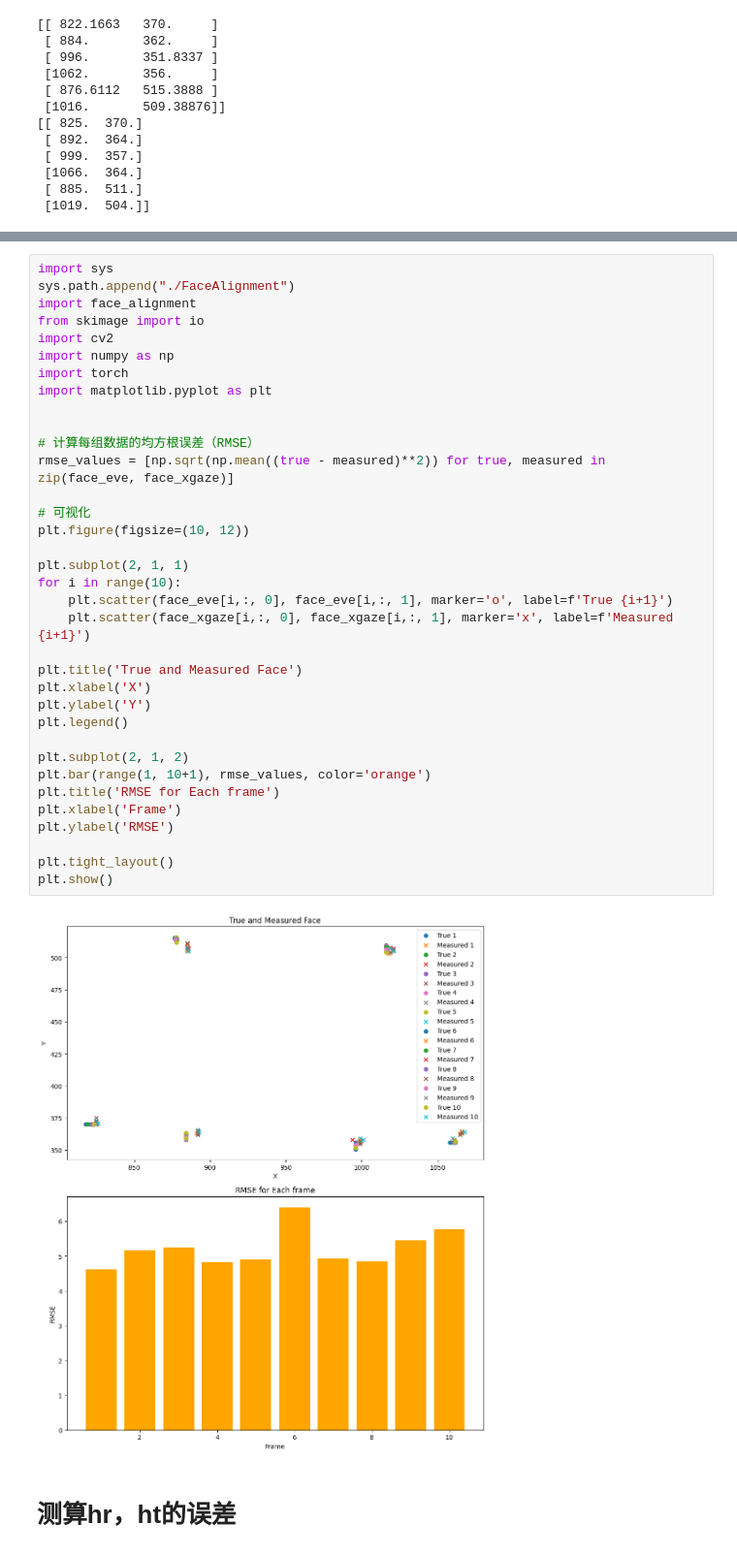
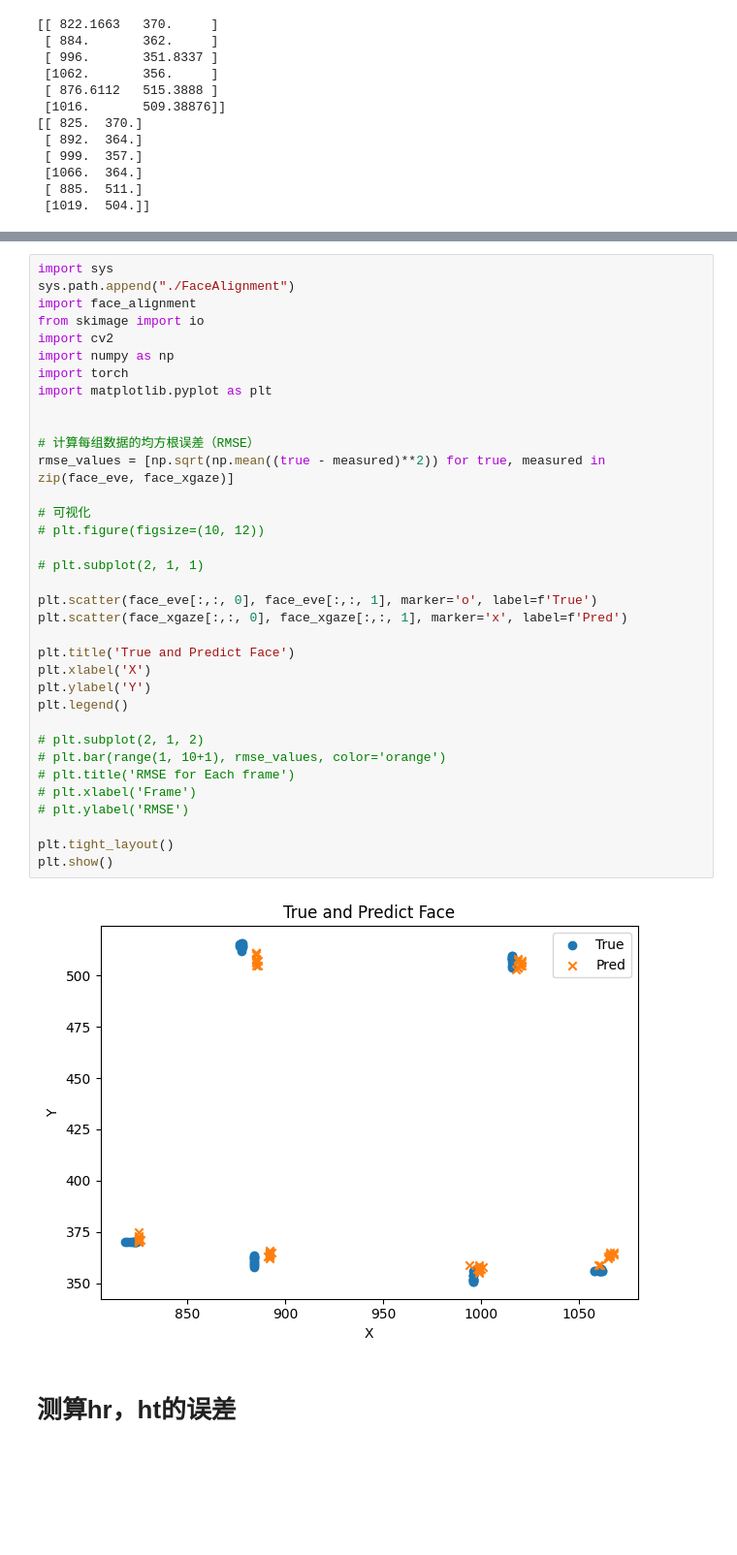
Before and after one commit to OYTubo/GazeNormalization, a Jupyter notebook: eve_test.ipynb, the cells around one changed output, grey strips where cells are left out. Shown at 97% size. Drawn from its saved outputs; the diff is of its cells as text; blank space fills up the shorter version.

```diff
--- a/eve_test.ipynb
+++ b/eve_test.ipynb
@@ -136,39 +148,39 @@ print(face_xgaze[1])
 # %%
 import sys
 sys.path.append("./FaceAlignment")
 import face_alignment
 from skimage import io
 import cv2
 import numpy as np
 import torch
 import matplotlib.pyplot as plt
 
 
 # 计算每组数据的均方根误差（RMSE）
 rmse_values = [np.sqrt(np.mean((true - measured)**2)) for true, measured in zip(face_eve, face_xgaze)]
 
 # 可视化
-plt.figure(figsize=(10, 12))
+# plt.figure(figsize=(10, 12))
 
-plt.subplot(2, 1, 1)
-for i in range(10):
-    plt.scatter(face_eve[i,:, 0], face_eve[i,:, 1], marker='o', label=f'True {i+1}')
-    plt.scatter(face_xgaze[i,:, 0], face_xgaze[i,:, 1], marker='x', label=f'Measured {i+1}')
+# plt.subplot(2, 1, 1)
 
-plt.title('True and Measured Face')
+plt.scatter(face_eve[:,:, 0], face_eve[:,:, 1], marker='o', label=f'True')
+plt.scatter(face_xgaze[:,:, 0], face_xgaze[:,:, 1], marker='x', label=f'Pred')
+
+plt.title('True and Predict Face')
 plt.xlabel('X')
 plt.ylabel('Y')
 plt.legend()
 
-plt.subplot(2, 1, 2)
-plt.bar(range(1, 10+1), rmse_values, color='orange')
-plt.title('RMSE for Each frame')
-plt.xlabel('Frame')
-plt.ylabel('RMSE')
+# plt.subplot(2, 1, 2)
+# plt.bar(range(1, 10+1), rmse_values, color='orange')
+# plt.title('RMSE for Each frame')
+# plt.xlabel('Frame')
+# plt.ylabel('RMSE')
 
 plt.tight_layout()
 plt.show()
 # %% [output]
-[figure, old version]
+[figure, new version]
 # %% [markdown]
 # 测算hr，ht的误差
```
Also changed, not shown: parts of 14 cells of this notebook, 12 other files.
